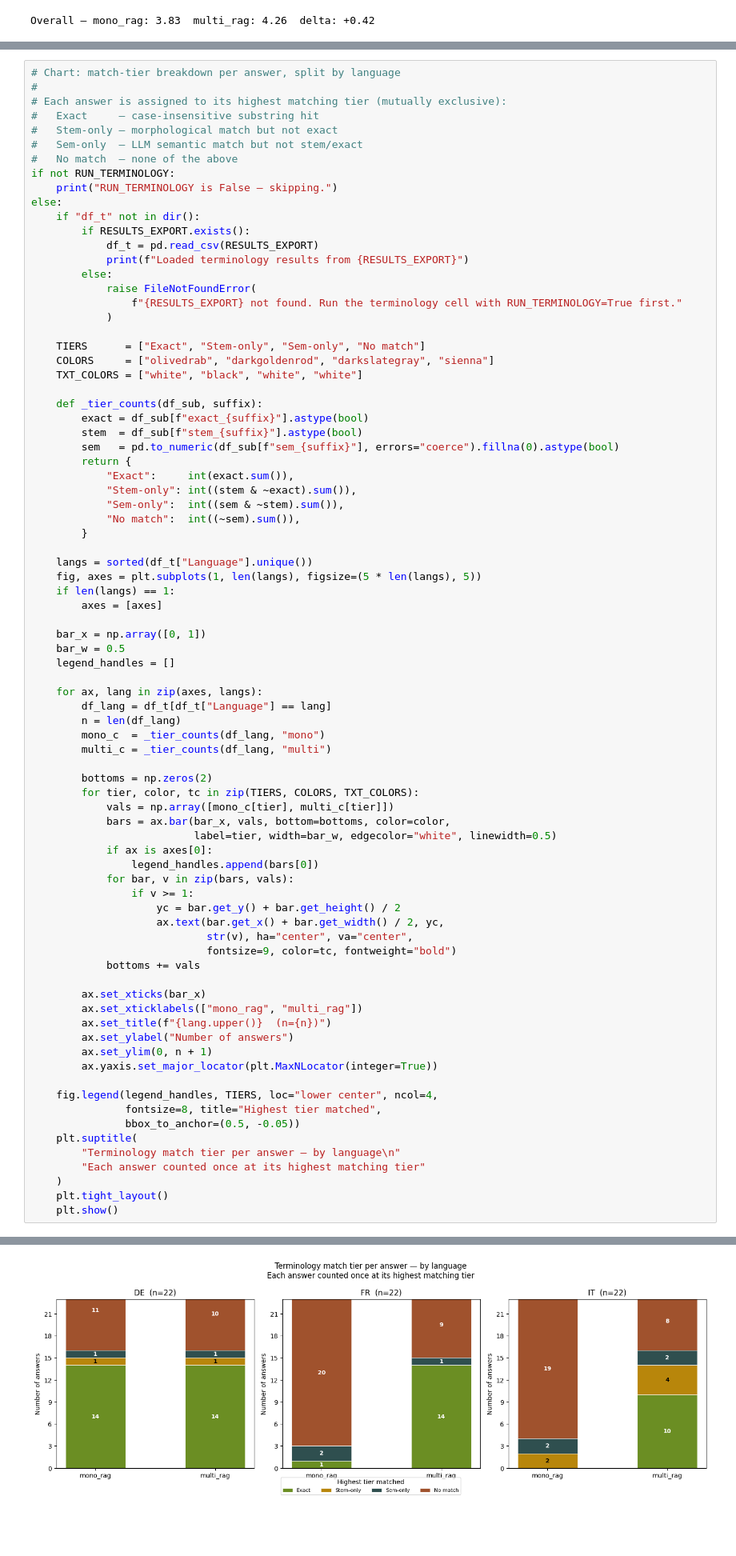
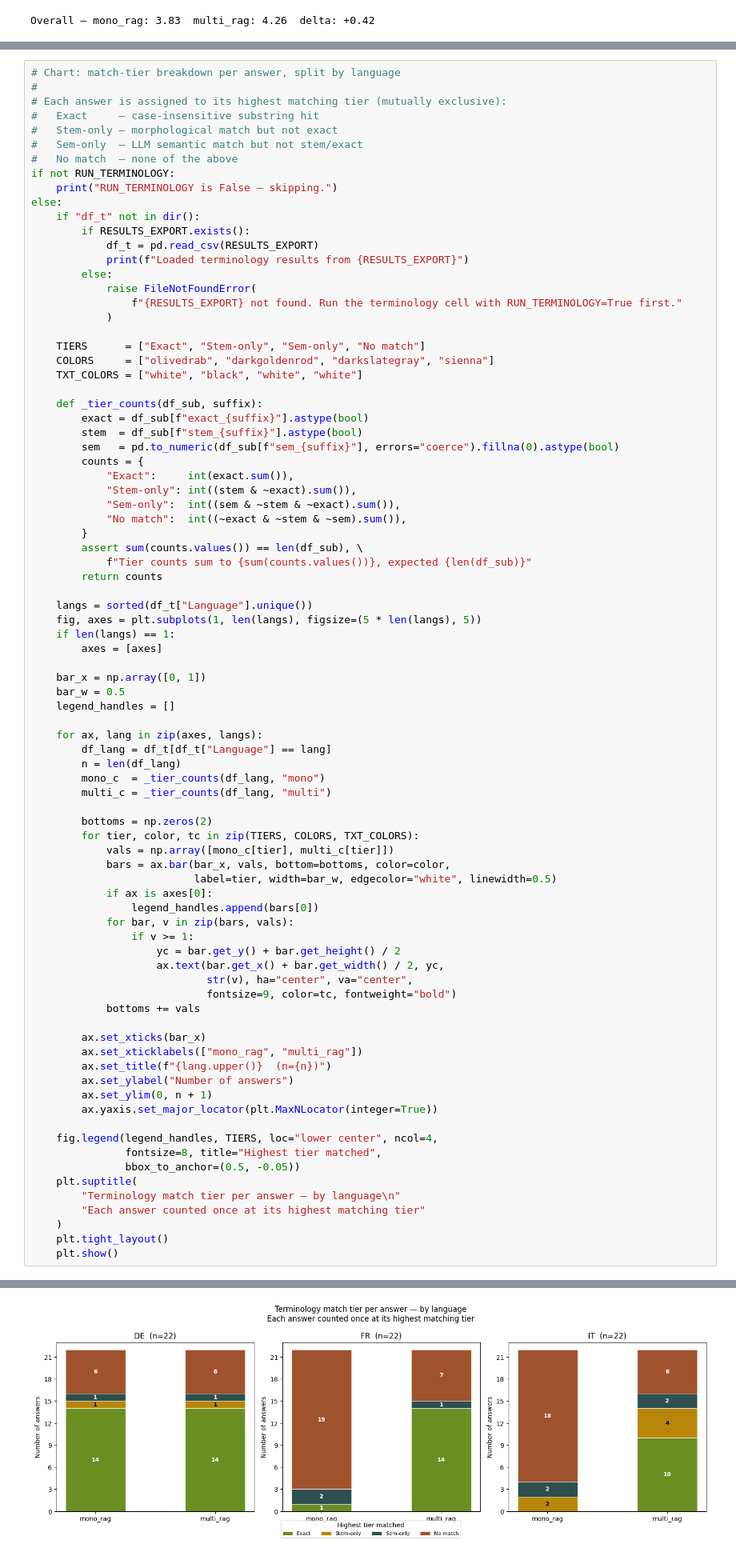
Before and after one commit to WpnSta/CAS_Project_tRAG, a Jupyter notebook: notebooks/05_QA_evaluation.ipynb, the cells around one changed output, grey strips where cells are left out. Shown at 80% size. Saved outputs shown, nothing was run; the diff lists cells and outputs as text; blank space fills up the shorter version.

```diff
--- a/notebooks/05_QA_evaluation.ipynb
+++ b/notebooks/05_QA_evaluation.ipynb
@@ -688,12 +782,15 @@ else:
         exact = df_sub[f"exact_{suffix}"].astype(bool)
         stem  = df_sub[f"stem_{suffix}"].astype(bool)
         sem   = pd.to_numeric(df_sub[f"sem_{suffix}"], errors="coerce").fillna(0).astype(bool)
-        return {
+        counts = {
             "Exact":     int(exact.sum()),
             "Stem-only": int((stem & ~exact).sum()),
-            "Sem-only":  int((sem & ~stem).sum()),
-            "No match":  int((~sem).sum()),
+            "Sem-only":  int((sem & ~stem & ~exact).sum()),
+            "No match":  int((~exact & ~stem & ~sem).sum()),
         }
+        assert sum(counts.values()) == len(df_sub), \
+            f"Tier counts sum to {sum(counts.values())}, expected {len(df_sub)}"
+        return counts
 
     langs = sorted(df_t["Language"].unique())
     fig, axes = plt.subplots(1, len(langs), figsize=(5 * len(langs), 5))
@@ -745 +843 @@ else:
-[figure, old version]
+[figure, new version]
```
Also changed, not shown: parts of 8 cells of this notebook.
